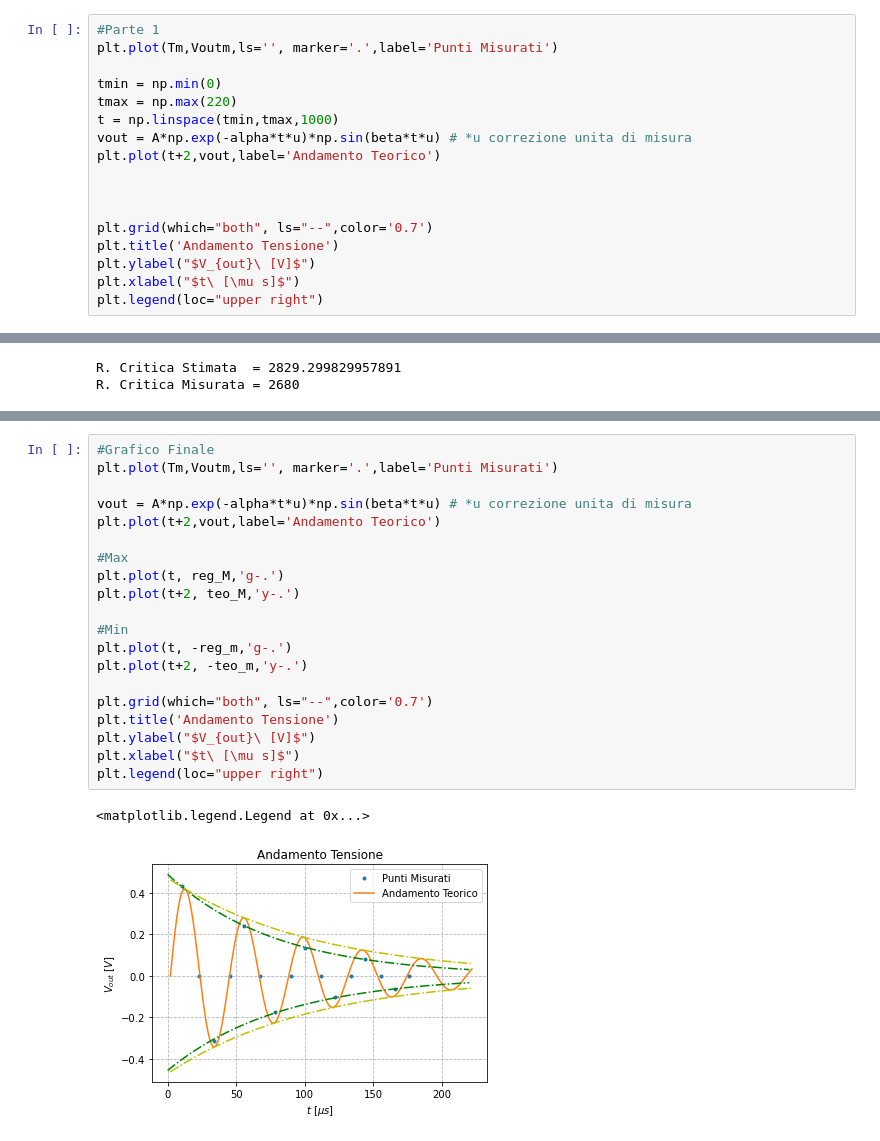
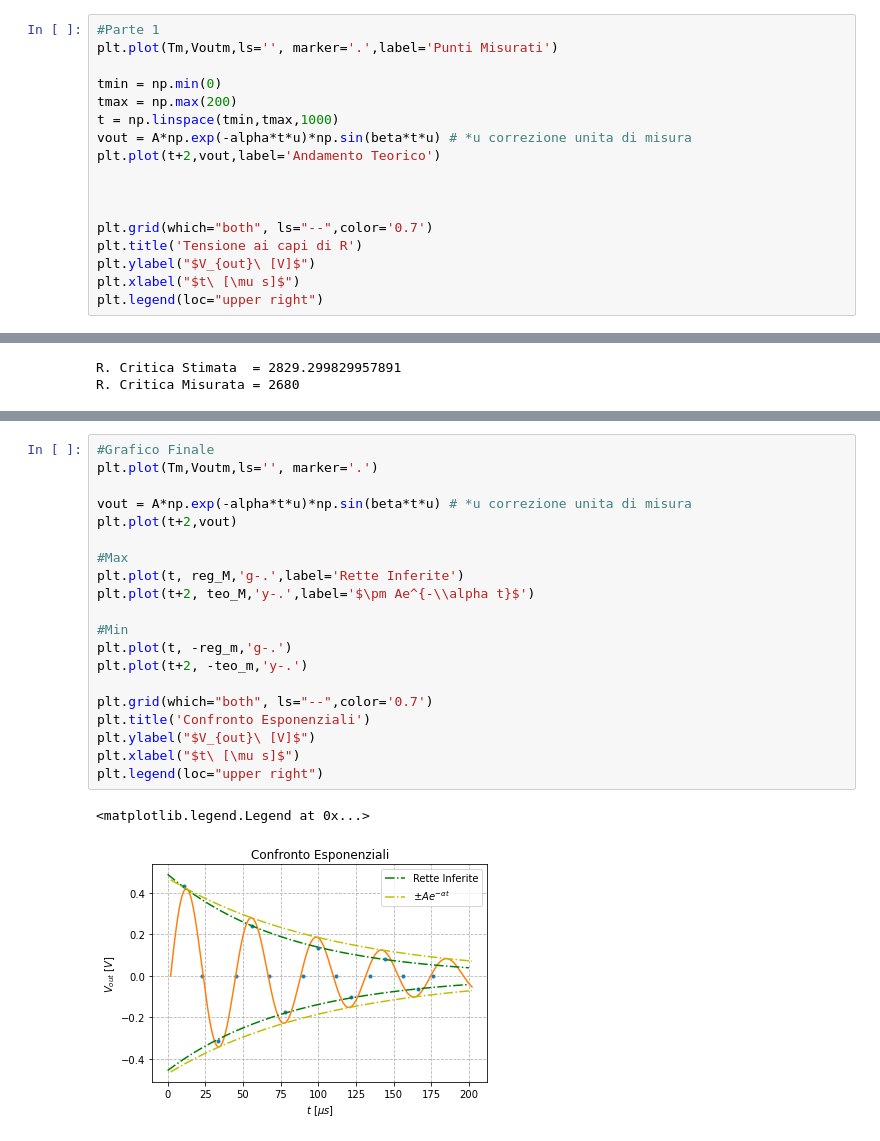
Before and after one commit to Kevin222-hub/Lab_reports, a Jupyter notebook: Elettro_4/Main.ipynb, the cells around one changed output, grey strips where cells are left out. Cells and saved outputs as stored; diff of their text form.

```diff
--- a/Elettro_4/Main.ipynb
+++ b/Elettro_4/Main.ipynb
@@ -46,7 +46,7 @@ Rcritm = 2680
 plt.plot(Tm,Voutm,ls='', marker='.',label='Punti Misurati')
 
 tmin = np.min(0)
-tmax = np.max(220)
+tmax = np.max(200)
 t = np.linspace(tmin,tmax,1000)
 vout = A*np.exp(-alpha*t*u)*np.sin(beta*t*u) # *u correzione unita di misura
 plt.plot(t+2,vout,label='Andamento Teorico')
@@ -54,7 +54,7 @@ plt.plot(t+2,vout,label='Andamento Teorico')
 
 
 plt.grid(which="both", ls="--",color='0.7')
-plt.title('Andamento Tensione')
+plt.title('Tensione ai capi di R')
 plt.ylabel("$V_{out}\ [V]$")
 plt.xlabel("$t\ [\mu s]$")
 plt.legend(loc="upper right")
@@ -142,23 +149,23 @@ plt.xlim(0,170)
 # %%
 #Grafico Finale
-plt.plot(Tm,Voutm,ls='', marker='.',label='Punti Misurati')
+plt.plot(Tm,Voutm,ls='', marker='.')
 
 vout = A*np.exp(-alpha*t*u)*np.sin(beta*t*u) # *u correzione unita di misura
-plt.plot(t+2,vout,label='Andamento Teorico')
+plt.plot(t+2,vout)
 
 #Max
-plt.plot(t, reg_M,'g-.')
-plt.plot(t+2, teo_M,'y-.')
+plt.plot(t, reg_M,'g-.',label='Rette Inferite')
+plt.plot(t+2, teo_M,'y-.',label='$\pm Ae^{-\\alpha t}$')
 
 #Min
 plt.plot(t, -reg_m,'g-.')
 plt.plot(t+2, -teo_m,'y-.')
 
 plt.grid(which="both", ls="--",color='0.7')
-plt.title('Andamento Tensione')
+plt.title('Confronto Esponenziali')
 plt.ylabel("$V_{out}\ [V]$")
 plt.xlabel("$t\ [\mu s]$")
 plt.legend(loc="upper right")
 # %% [output]
 <matplotlib.legend.Legend at 0x...>
-[figure, old version]
+[figure, new version]
```
Also changed, not shown: parts of 4 cells of this notebook.
